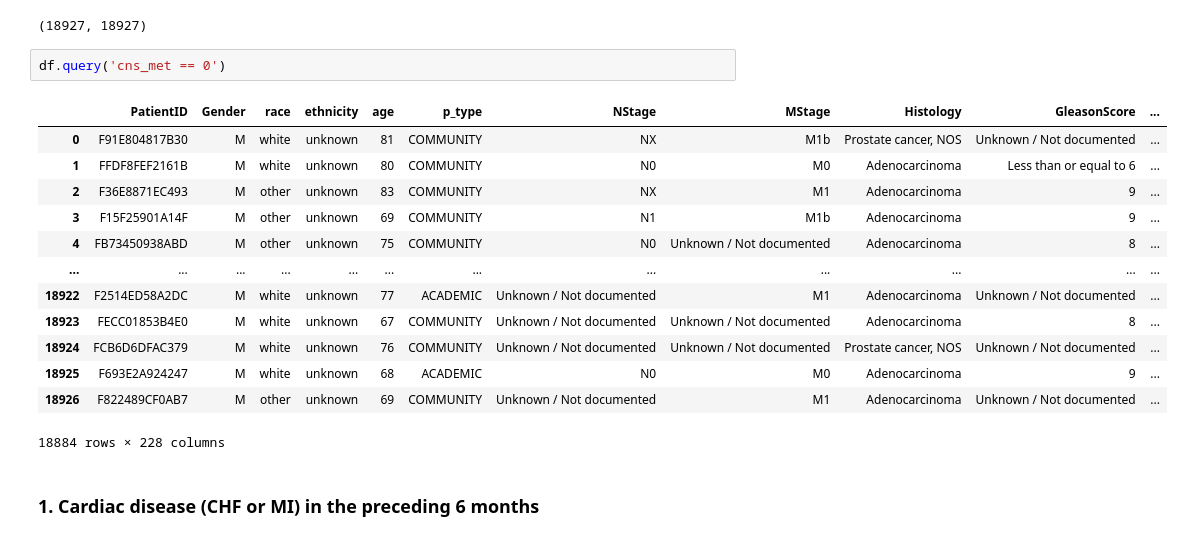
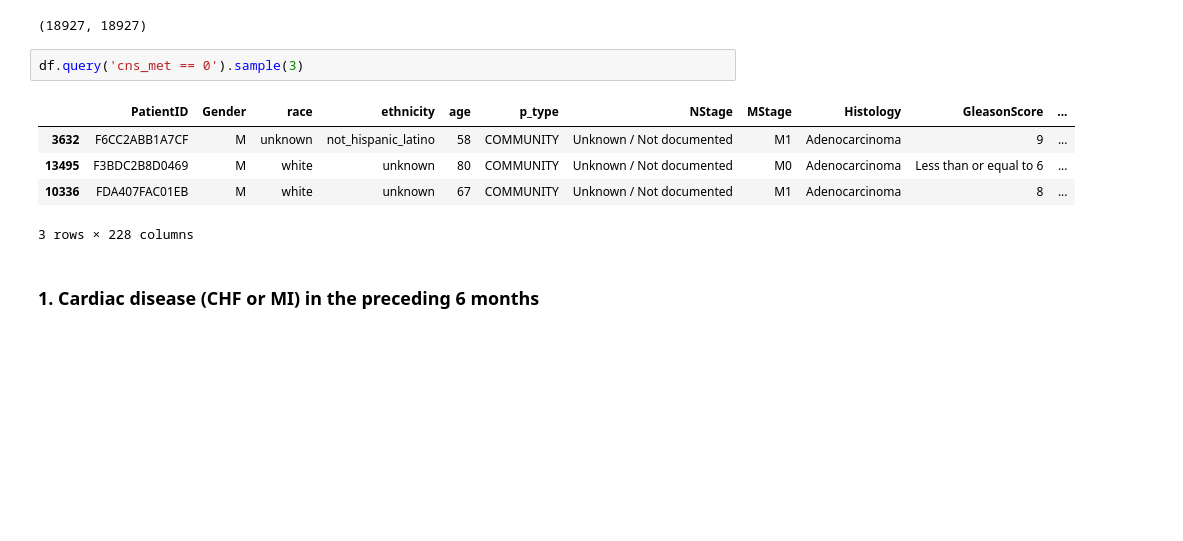
Before and after one commit to xavier-orcutt/TrialTranslator-notebooks, a Jupyter notebook: prostate/strials_wt3r_33c.ipynb, the cells around one changed output. Drawn from its saved outputs; the diff is of its cells as text; blank space fills up the shorter version.

```diff
--- a/prostate/strials_wt3r_33c.ipynb
+++ b/prostate/strials_wt3r_33c.ipynb
@@ -42,21 +42,13 @@ row_ID(df)
 # %% [output]
 (18927, 18927)
 # %%
-df.query('cns_met == 0')
+df.query('cns_met == 0').sample(3)
 # %% [output]
 |  | PatientID | Gender | race | ethnicity | age | p_type | NStage | MStage | Histology | GleasonScore | ... |
-| 0 | F91E804817B30 | M | white | unknown | 81 | COMMUNITY | NX | M1b | Prostate cancer, NOS | Unknown / Not documented | ... |
-| 1 | FFDF8FEF2161B | M | white | unknown | 80 | COMMUNITY | N0 | M0 | Adenocarcinoma | Less than or equal to 6 | ... |
-| 2 | F36E8871EC493 | M | other | unknown | 83 | COMMUNITY | NX | M1 | Adenocarcinoma | 9 | ... |
-| 3 | F15F25901A14F | M | other | unknown | 69 | COMMUNITY | N1 | M1b | Adenocarcinoma | 9 | ... |
-| 4 | FB73450938ABD | M | other | unknown | 75 | COMMUNITY | N0 | Unknown / Not documented | Adenocarcinoma | 8 | ... |
-| ... | ... | ... | ... | ... | ... | ... | ... | ... | ... | ... | ... |
-| 18922 | F2514ED58A2DC | M | white | unknown | 77 | ACADEMIC | Unknown / Not documented | M1 | Adenocarcinoma | Unknown / Not documented | ... |
-| 18923 | FECC01853B4E0 | M | white | unknown | 67 | COMMUNITY | Unknown / Not documented | Unknown / Not documented | Adenocarcinoma | 8 | ... |
-| 18924 | FCB6D6DFAC379 | M | white | unknown | 76 | COMMUNITY | Unknown / Not documented | Unknown / Not documented | Prostate cancer, NOS | Unknown / Not documented | ... |
-| 18925 | F693E2A924247 | M | white | unknown | 68 | ACADEMIC | N0 | M0 | Adenocarcinoma | 9 | ... |
-| 18926 | F822489CF0AB7 | M | other | unknown | 69 | COMMUNITY | Unknown / Not documented | M1 | Adenocarcinoma | Unknown / Not documented | ... |
+| 3632 | F6CC2ABB1A7CF | M | unknown | not_hispanic_latino | 58 | COMMUNITY | Unknown / Not documented | M1 | Adenocarcinoma | 9 | ... |
+| 13495 | F3BDC2B8D0469 | M | white | unknown | 80 | COMMUNITY | Unknown / Not documented | M0 | Adenocarcinoma | Less than or equal to 6 | ... |
+| 10336 | FDA407FAC01EB | M | white | unknown | 67 | COMMUNITY | Unknown / Not documented | M1 | Adenocarcinoma | 8 | ... |
-18884 rows × 228 columns
+3 rows × 228 columns
 # %% [markdown]
 ### 1. Cardiac disease (CHF or MI) in the preceding 6 months
 # %%
```
Also changed, not shown: parts of 33 cells of this notebook, 2 other files.
